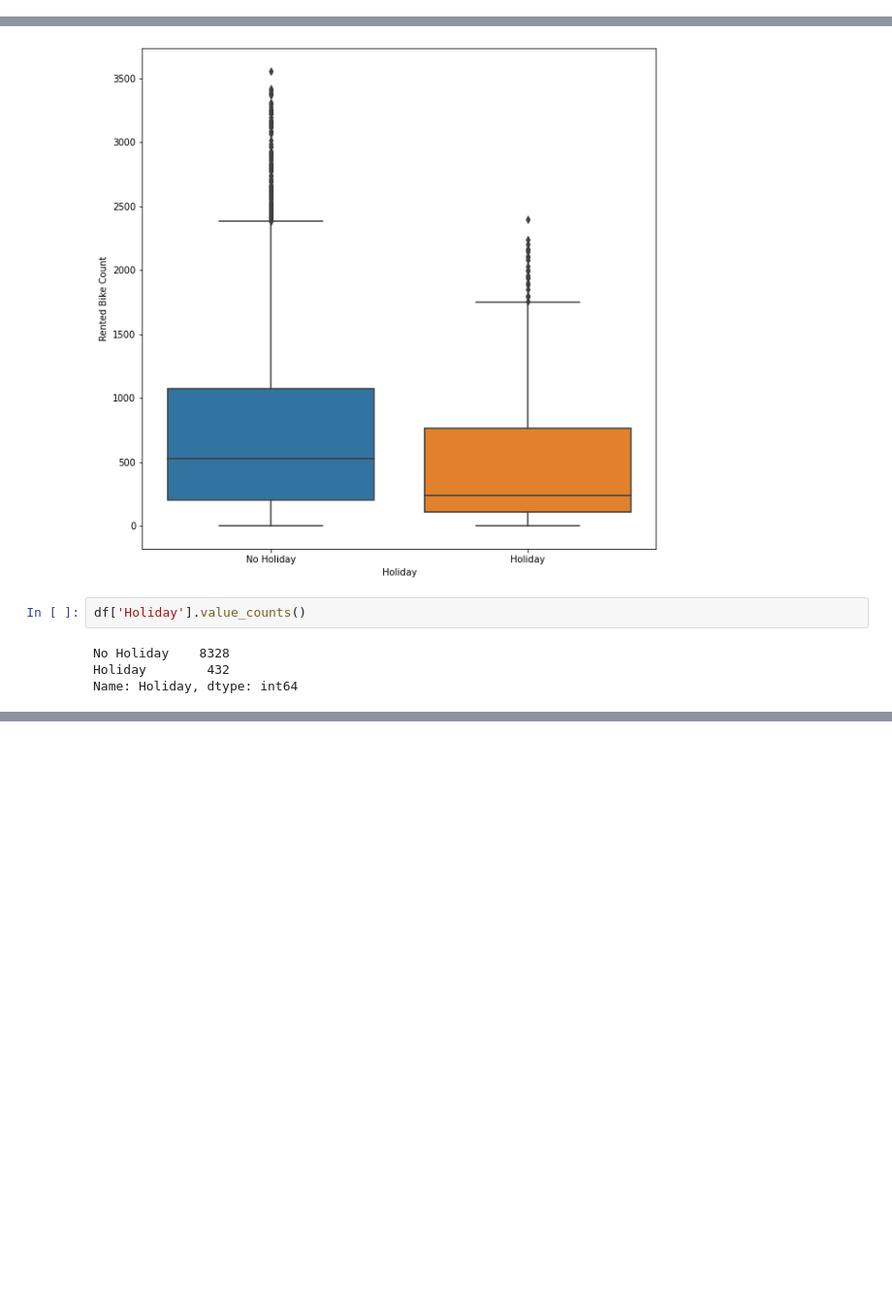
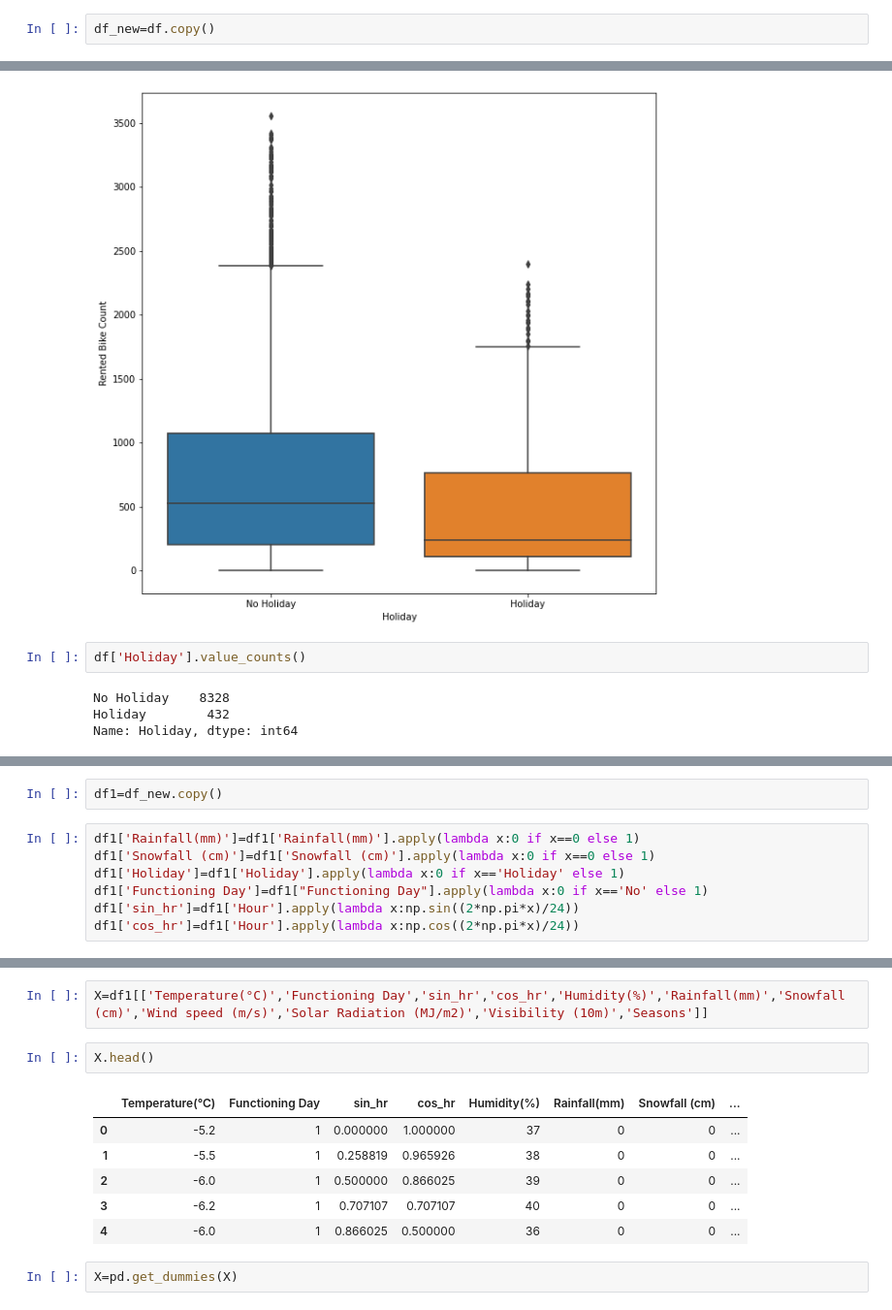
Before and after one commit to shiyasAli/Bike-sharing-demand-prediction, a Jupyter notebook: Copy_of_Bike_Sharing_Demand_Prediction_Capstone_Project.ipynb, the cells around one changed output, grey strips where cells are left out. Shown at 97% size. Cells and saved outputs as stored; diff of their text form; blank space fills up the shorter version.

```diff
--- a/Copy_of_Bike_Sharing_Demand_Prediction_Capstone_Project.ipynb
+++ b/Copy_of_Bike_Sharing_Demand_Prediction_Capstone_Project.ipynb
@@ -91,3 +99,5 @@ Data columns (total 14 columns):
  13  Functioning Day            8760 non-null   object
 dtypes: float64(6), int64(4), object(4)
 memory usage: 958.2+ KB
+# %%
+df_new=df.copy()
@@ -245,0 +438,9 @@ Name: Holiday, dtype: int64
+# %%
+df1=df_new.copy()
+# %%
+df1['Rainfall(mm)']=df1['Rainfall(mm)'].apply(lambda x:0 if x==0 else 1)
+df1['Snowfall (cm)']=df1['Snowfall (cm)'].apply(lambda x:0 if x==0 else 1)
+df1['Holiday']=df1['Holiday'].apply(lambda x:0 if x=='Holiday' else 1)
+df1['Functioning Day']=df1["Functioning Day"].apply(lambda x:0 if x=='No' else 1)
+df1['sin_hr']=df1['Hour'].apply(lambda x:np.sin((2*np.pi*x)/24))
+df1['cos_hr']=df1['Hour'].apply(lambda x:np.cos((2*np.pi*x)/24))
@@ -245,0 +456,13 @@ Name: Holiday, dtype: int64
+# %%
+X=df1[['Temperature(°C)','Functioning Day','sin_hr','cos_hr','Humidity(%)','Rainfall(mm)','Snowfall (cm)','Wind speed (m/s)','Solar Radiation (MJ/m2)','Visibility (10m)','Seasons']]
+# %%
+X.head()
+# %% [output]
+|  | Temperature(°C) | Functioning Day | sin_hr | cos_hr | Humidity(%) | Rainfall(mm) | Snowfall (cm) | ... |
+| 0 | -5.2 | 1 | 0.000000 | 1.000000 | 37 | 0 | 0 | ... |
+| 1 | -5.5 | 1 | 0.258819 | 0.965926 | 38 | 0 | 0 | ... |
+| 2 | -6.0 | 1 | 0.500000 | 0.866025 | 39 | 0 | 0 | ... |
+| 3 | -6.2 | 1 | 0.707107 | 0.707107 | 40 | 0 | 0 | ... |
+| 4 | -6.0 | 1 | 0.866025 | 0.500000 | 36 | 0 | 0 | ... |
+# %%
+X=pd.get_dummies(X)
```
Also changed, not shown: parts of 39 cells of this notebook.
